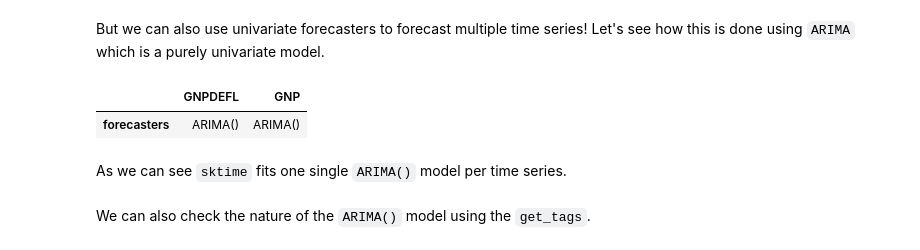
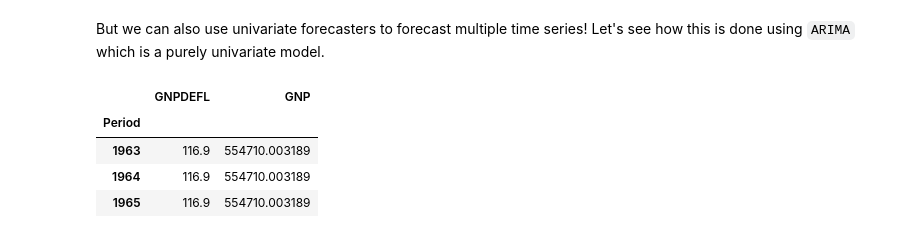
Before and after one commit to sktime/sktime-tutorial-pydata-global-2023, a Jupyter notebook: notebooks/02_forecasting.ipynb, the cells around one changed output. Drawn from its saved outputs; the diff is of its cells as text; code cells hidden in the pictures.

```diff
--- a/notebooks/02_forecasting.ipynb
+++ b/notebooks/02_forecasting.ipynb
@@ -310,0 +86,4 @@ Let's explore how `sktime` enables multivariate forecasting for this use-case.
+# %%
+from sktime.datasets import load_longley
+
+y, X = load_longley()
@@ -340,3 +138,5 @@ y
+# %%
+y = X[["GNPDEFL", "GNP"]]
 # %% [markdown]
 In `sktime` some forecasters such as `VAR()` are purely mutlivariate. Let's use it to make some predictions:
 # %%
@@ -378,21 +156,16 @@ forecaster.get_tags()
 # %% [markdown]
 But we can also use univariate forecasters to forecast multiple time series! Let's see how this is done using `ARIMA` which is a purely univariate model.
 # %%
-from sktime.datasets import load_longley
-from sktime.forecasting.arima import ARIMA
+from sktime.forecasting.exp_smoothing import ExponentialSmoothing
 
-_, y = load_longley()
-
-y = y.drop(columns=["UNEMP", "ARMED", "POP"])
-
-forecaster = ARIMA()
+forecaster = ExponentialSmoothing()
 forecaster.fit(y, fh=[1, 2, 3])
 
-forecaster.forecasters_
+y_pred = forecaster.predict()
+y_pred
 # %% [output]
 |  | GNPDEFL | GNP |
-| forecasters | ARIMA() | ARIMA() |
+| Period |  |  |
+| 1963 | 116.9 | 554710.003189 |
+| 1964 | 116.9 | 554710.003189 |
+| 1965 | 116.9 | 554710.003189 |
-# %% [markdown]
-As we can see `sktime` fits one single `ARIMA()` model per time series.
-# %% [markdown]
-We can also check the nature of the `ARIMA()` model using the `get_tags`.
```
Also changed, not shown: parts of 117 cells of this notebook, 4 other files.
